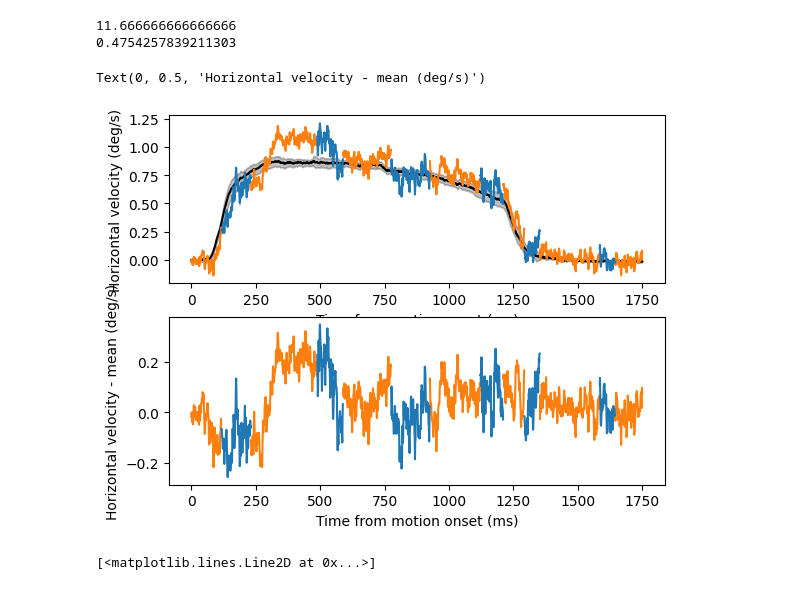
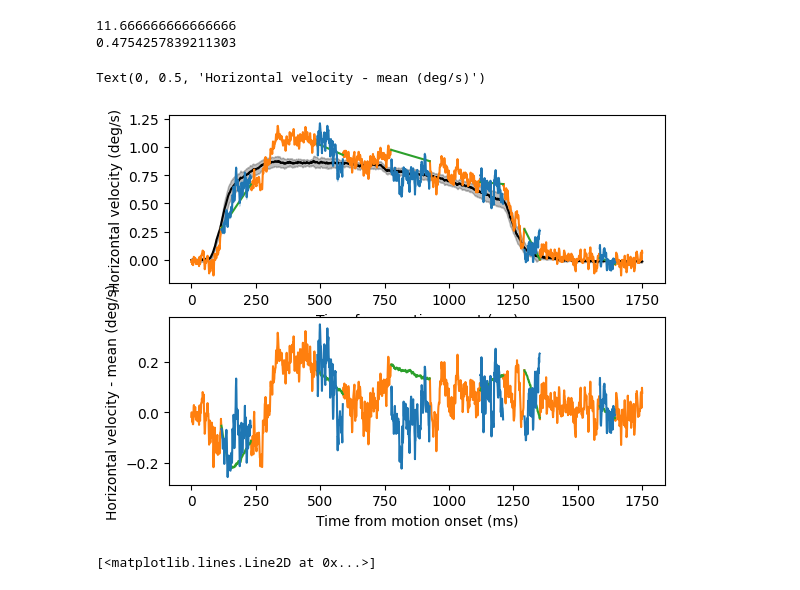
Before and after one commit to swegger/ReadMaestro, a Jupyter notebook: readExample.ipynb, the cells around one changed output. Drawn from its saved outputs; the diff is of its cells as text; code cells hidden in the pictures.

```diff
--- a/readExample.ipynb
+++ b/readExample.ipynb
@@ -119,39 +106,49 @@ y = np.logical_not(np.isnan(x))
 f = x[y]
 print(np.mean(purs.speeds))
 print(instrumentNoise)
+
+# Gaussian process inference
 mu_, C_, C_UnObs, C_ObsObs = purs.conditionalGaussian(mu,np.array(C),f,x_indices=y,obsNoise=instrumentNoise/np.mean(purs.speeds),nearSPD=False)
+
+# Linear interpolation
+xinterp = purs.linearInterpolation(x,purs.eye_t)
 # %% [output]
 11.666666666666666
 0.4754257839211303
 # %%
 %matplotlib inline
 fig, axes = plt.subplots(nrows=2, ncols=1)
 axes[0].plot(purs.eye_t,mu,'k')
 lb = mu - np.diag(np.array(C))*1.96
 ub = mu + np.diag(np.array(C))*1.96
 axes[0].fill_between(purs.eye_t,lb,ub, color='k',alpha=0.25)
 axes[0].plot(purs.eye_t,x,'tab:orange')
 temp = np.empty_like(mu)
+interp = np.empty_like(mu)
 temp[y] = np.nan
+interp[y] = np.nan
 temp[np.logical_not(y)] = mu_
+interp[np.logical_not(y)] = xinterp
 lb = np.empty_like(mu)
 lb[y] = np.nan
 lb[np.logical_not(y)] = mu_ - np.diag(C_)*1.96
 ub = np.empty_like(mu)
 ub[y] = np.nan
 ub[np.logical_not(y)] = mu_ + np.diag(C_)*1.96
+axes[0].plot(purs.eye_t,interp,'tab:green')
 axes[0].plot(purs.eye_t,temp,'tab:blue')
 axes[0].fill_between(purs.eye_t,lb,ub, color='tab:blue',alpha=0.25)
 axes[0].set_xlabel('Time from motion onset (ms)')
 axes[0].set_ylabel('Horizontal velocity (deg/s)')
 
 axes[1].plot(purs.eye_t,x-mu,'tab:orange')
+axes[1].plot(purs.eye_t,interp-mu,'tab:green')
 axes[1].plot(purs.eye_t,temp-mu,'tab:blue')
 axes[1].set_xlabel('Time from motion onset (ms)')
 axes[1].set_ylabel('Horizontal velocity - mean (deg/s)')
 # %% [output]
 Text(0, 0.5, 'Horizontal velocity - mean (deg/s)')
-[figure, old version]
+[figure, new version]
 # %%
 fig, axes = plt.subplots(nrows=2, ncols=1)
 axes[0].pcolor(C_)
```
Also changed, not shown: parts of 9 cells of this notebook, 1 other file.
